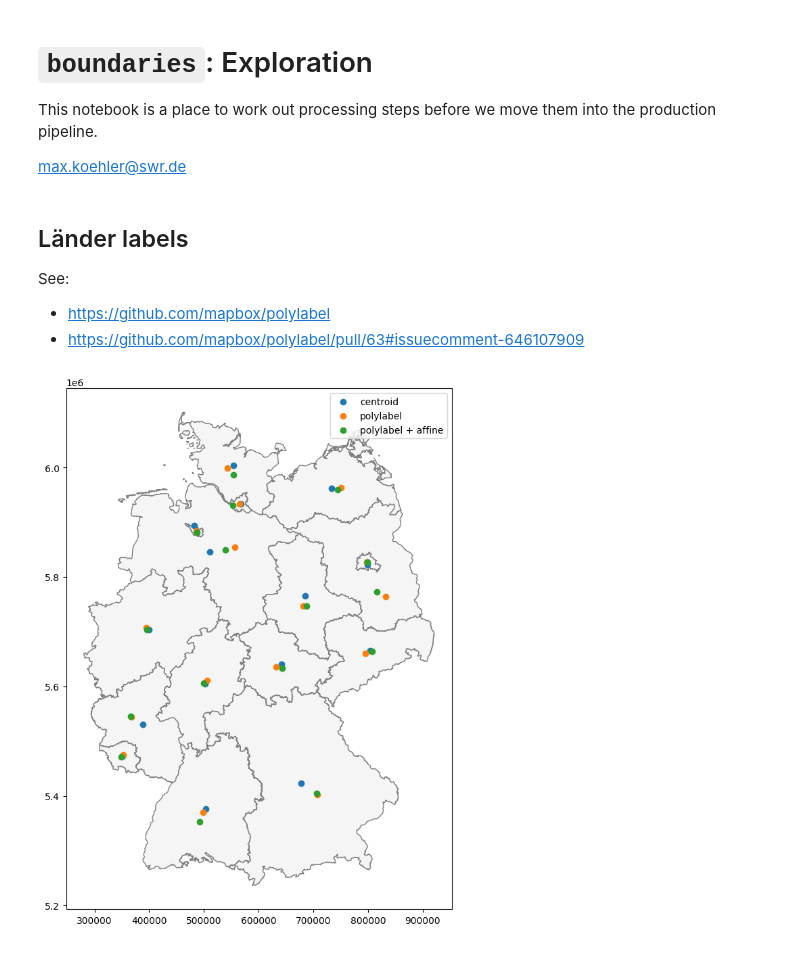
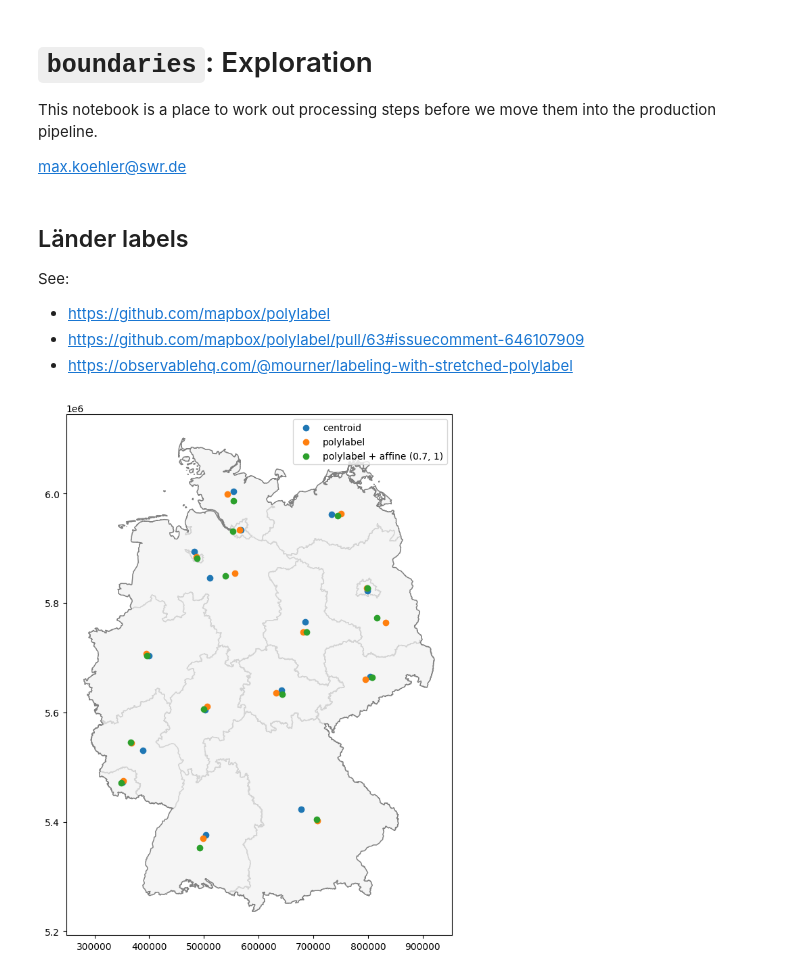
Before and after one commit to SWRdata/boundaries, a Jupyter notebook: tasks/make_boundaries/exploration/labels.ipynb, the cells around one changed output. Cells and saved outputs as stored; diff of their text form; code cells hidden in the pictures.

```diff
--- a/tasks/make_boundaries/exploration/labels.ipynb
+++ b/tasks/make_boundaries/exploration/labels.ipynb
@@ -19,28 +19,30 @@ See:
 
 - https://github.com/mapbox/polylabel
 - https://github.com/mapbox/polylabel/pull/63#issuecomment-646107909
+- https://observablehq.com/@mourner/labeling-with-stretched-polylabel
 # %%
 fig,ax = plt.subplots(figsize=(8, 10))
-data["LAN"].loc[data["LAN"]["GF"] == 4].plot(ax=ax, color="whitesmoke", edgecolor="gray")
+data["LAN"].loc[data["LAN"]["GF"] == 4].plot(ax=ax, color="whitesmoke", edgecolor="lightgray")
+data["STA"].loc[data["STA"]["GF"] == 4].plot(ax=ax, color="None", edgecolor="gray")
 
 r = data["LAN"].loc[data["LAN"]["GF"] == 4]
 
 centroids = r.copy()
 centroids["geometry"] = centroids.geometry.apply(lambda x: x.centroid)
 centroids.plot(ax=ax, label="centroid")
 
 pl = r.copy()
 pl["geometry"] = pl.geometry.apply(lambda x: shp.ops.polylabel(x, 10))
 pl.plot(ax=ax, label="polylabel")
 
 pl_aff = r.copy()
 xfact = .7
 pl_aff["geometry"] = pl_aff.geometry.apply(lambda x: shp.ops.polylabel(shp.affinity.scale(x, xfact, yfact=1), 1))
 pl_aff["geometry"] = pl_aff.geometry.apply(lambda x: shp.affinity.scale(x, 1 / xfact, yfact=1))
-pl_aff.plot(ax=ax, label="polylabel + affine")
+pl_aff.plot(ax=ax, label=f"polylabel + affine ({xfact}, 1)")
 
 
 plt.legend()
 plt.show()
 # %% [output]
-[figure, old version]
+[figure, new version]
```
Also changed, not shown: 6 other files.
